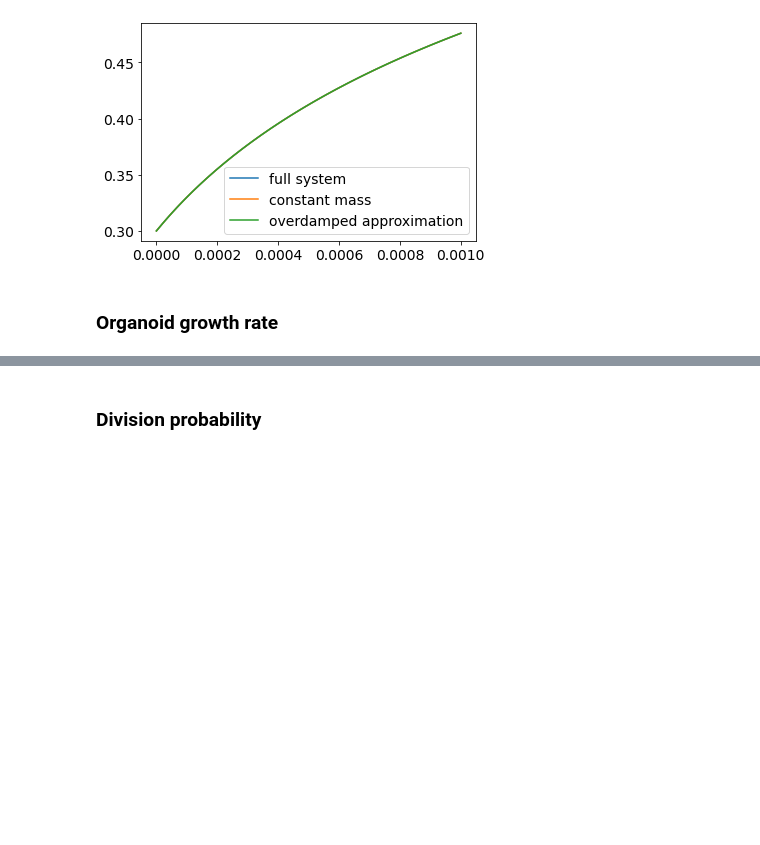
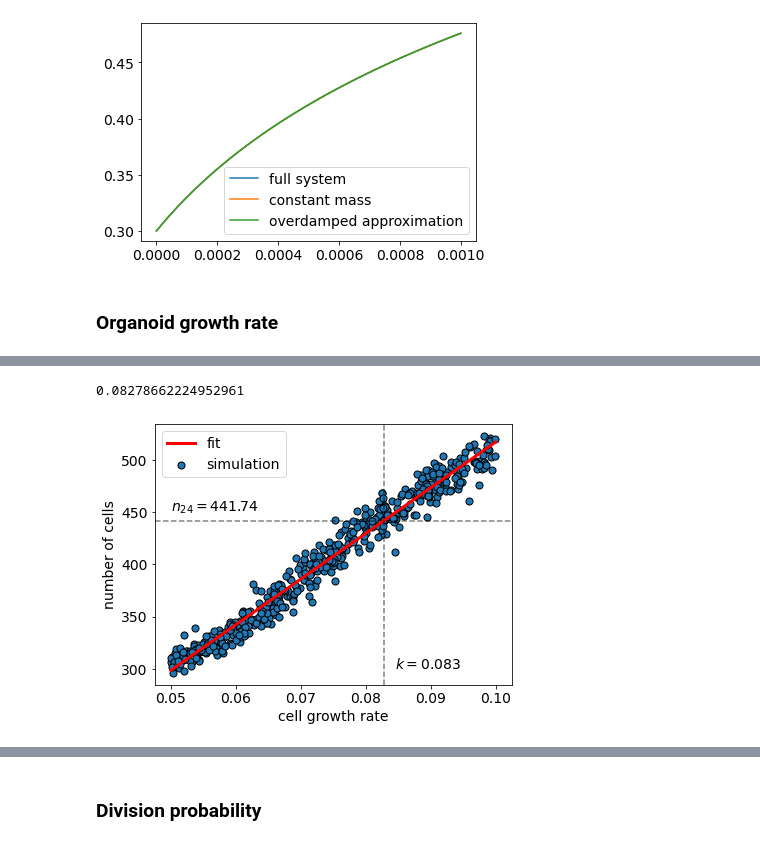
Before and after one commit to SchardtS/Cell-Differentiation, a Jupyter notebook: PhD Thesis (Images).ipynb, the cells around one changed output, grey strips where cells are left out. Cells and saved outputs as stored; diff of their text form; code cells hidden in the pictures; blank space fills up the shorter version.

```diff
--- a/PhD Thesis (Images).ipynb
+++ b/PhD Thesis (Images).ipynb
@@ -674,0 +661,27 @@ print(k1, k2, k3)
+# %%
+from scipy.optimize import curve_fit
+
+plt.figure(figsize=[6.4, 4.8])
+plt.rc('font', size=14)
+plt.scatter(K, nofCells, linewidths=1, edgecolors='k', label='simulation', s=50)
+plt.axhline(n24, color = 'k', linestyle = 'dashed', alpha = 0.5)
+
+k = np.linspace(0.05,0.1,1000)
+f = lambda x, a, b: a*x + b
+
+popt, pcov = curve_fit(f, K, nofCells)
+plt.plot(k, f(k,*popt), color='r', lw=3, label='fit')
+print(n24/popt[0] - popt[1]/popt[0])
+plt.axvline(n24/popt[0] - popt[1]/popt[0], color = 'k', linestyle = 'dashed', alpha = 0.5)
+plt.text(0.05,n24+n24*0.02,"$n_{24} = 441.74$")
+plt.text(n24/popt[0] - popt[1]/popt[0]+(n24/popt[0] - popt[1]/popt[0])*0.02,300,"$k = 0.083$")
+plt.legend()
+
+plt.xlabel('cell growth rate')
+plt.ylabel('number of cells')
+
+plt.savefig('Results/PhD Thesis/Radius pictures/growth_rate_estimation.png', transparent = True)
+plt.savefig('Results/PhD Thesis/Radius pictures/growth_rate_estimation.pdf', transparent = True)
+# %% [output]
+0.08278662224952961
+[figure, added]
```
Also changed, not shown: parts of 9 cells of this notebook, 5 other files.
